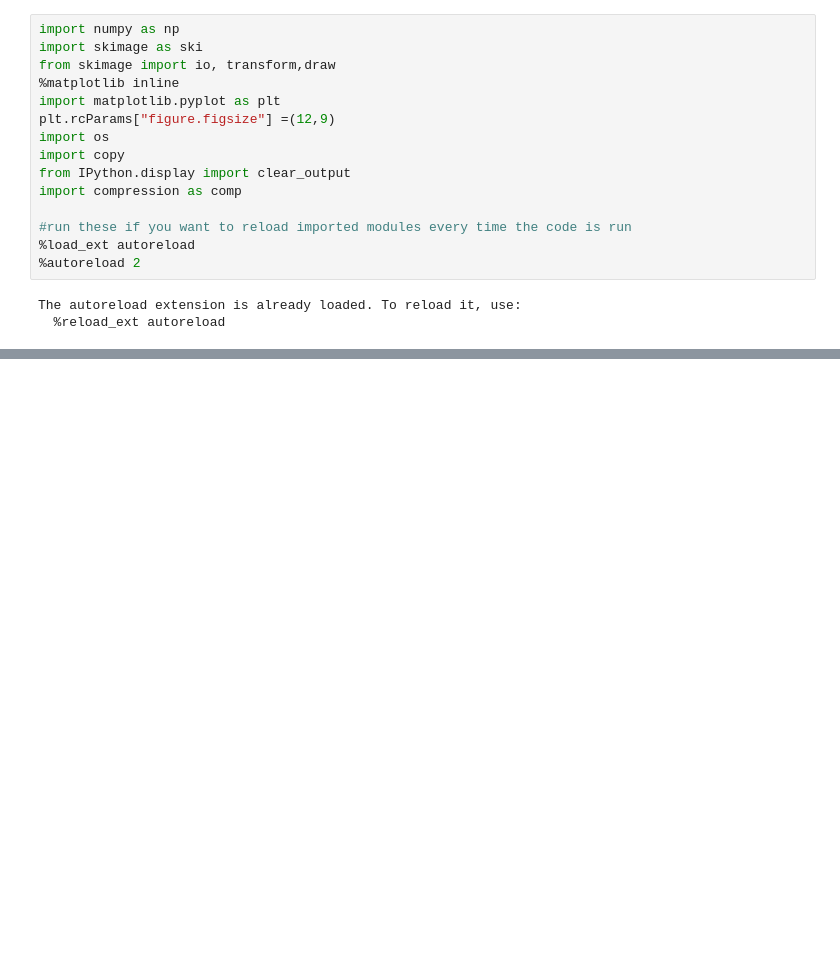
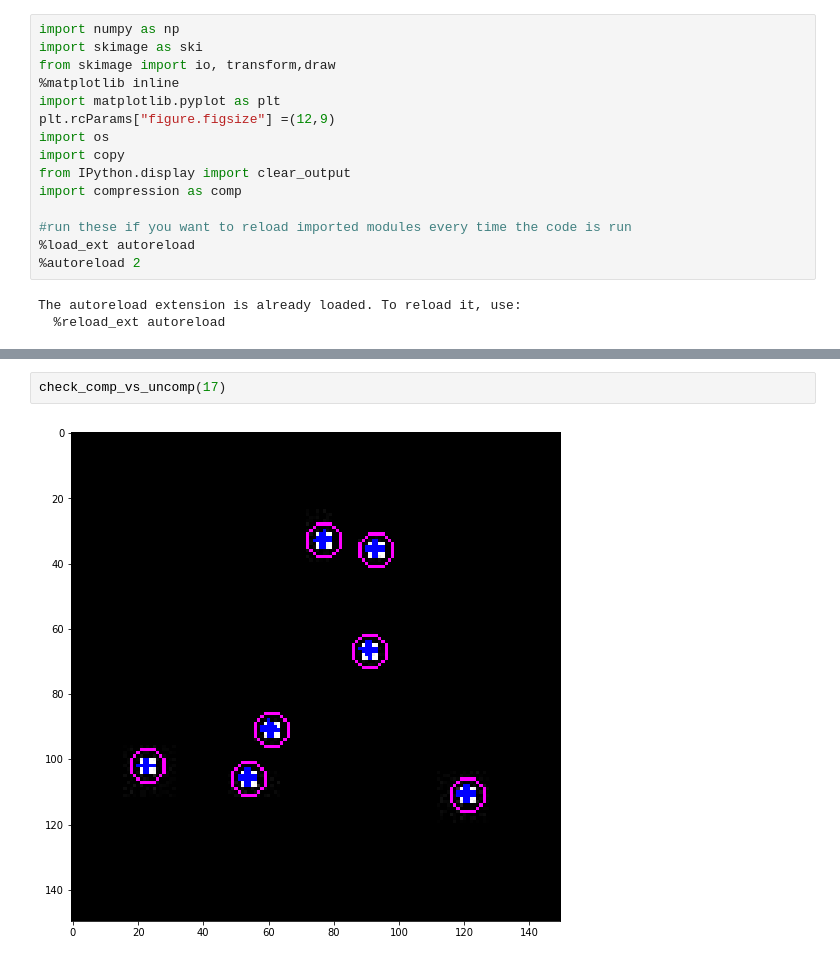
Before and after one commit to jkpierce/deep-compression, a Jupyter notebook: make-training-set.ipynb, the cells around one changed output, grey strips where cells are left out. Saved outputs shown, nothing was run; the diff lists cells and outputs as text; blank space fills up the shorter version.

```diff
--- a/make-training-set.ipynb
+++ b/make-training-set.ipynb
@@ -85,0 +88,4 @@ for i in range(1000):
+# %%
+check_comp_vs_uncomp(17)
+# %% [output]
+[figure, added]
```
Also changed, not shown: parts of 6 cells of this notebook, 2 other files.
